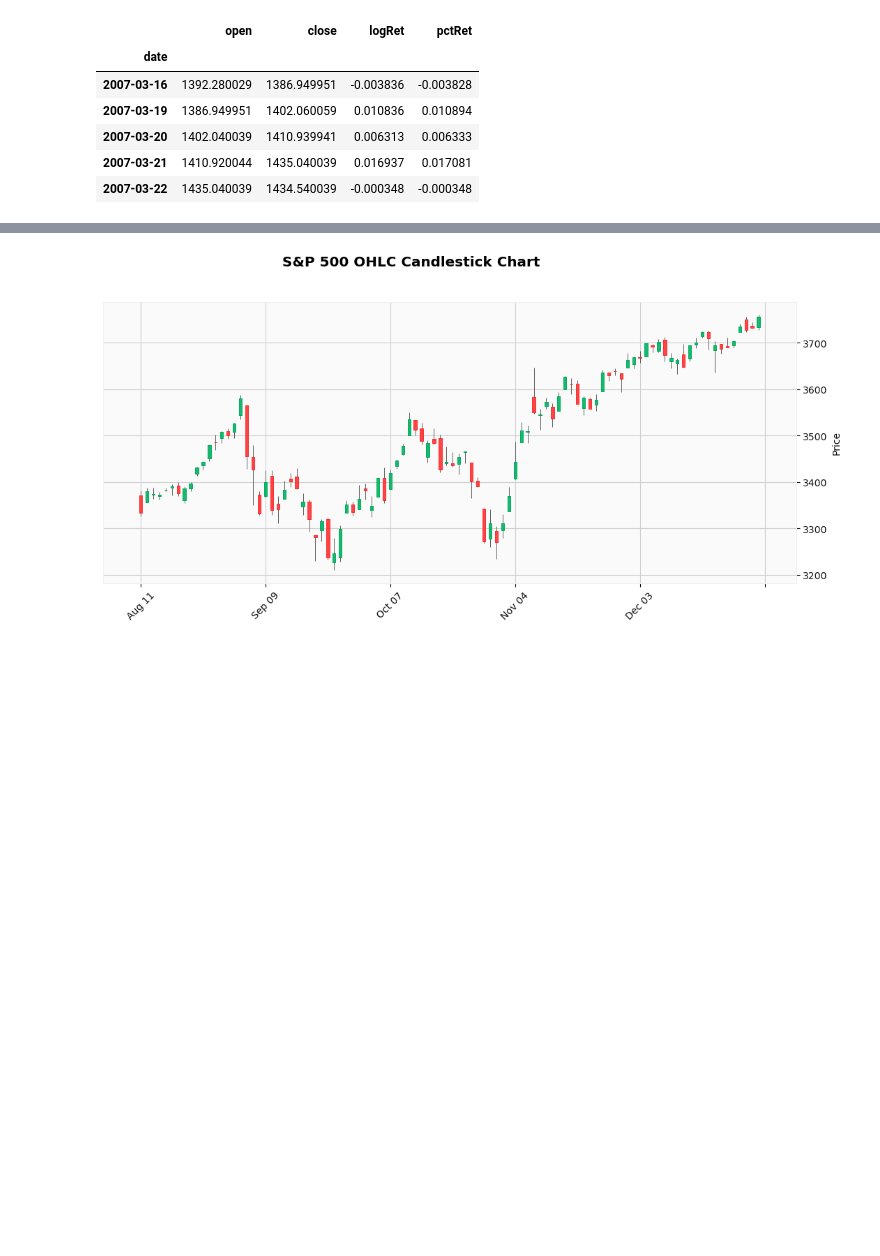
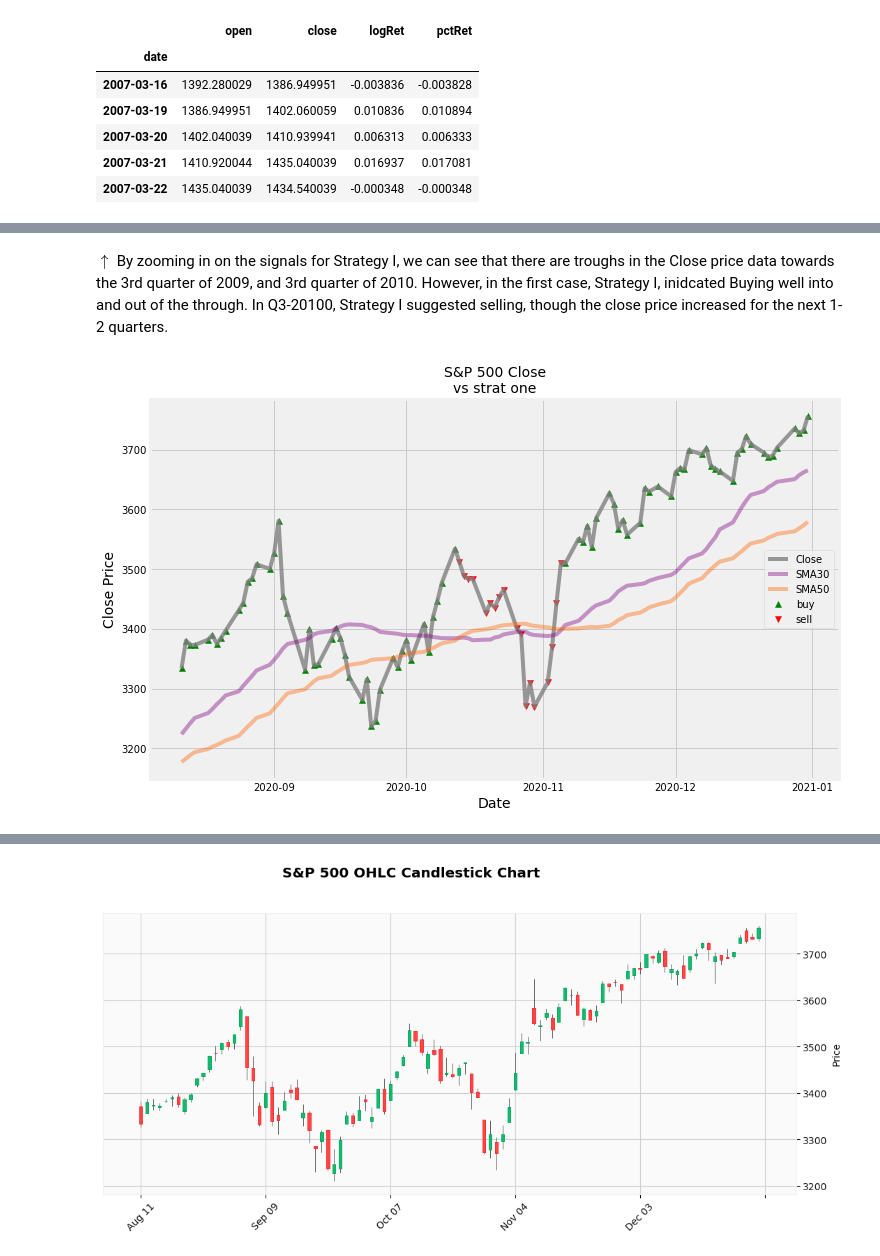
Before and after one commit to QuantVI/rand_various, a Jupyter notebook: wqu_capstone_code/draft5a_cleanup.ipynb, the cells around one changed output, grey strips where cells are left out. Saved outputs shown, nothing was run; the diff lists cells and outputs as text; code cells hidden in the pictures; blank space fills up the shorter version.

```diff
--- a/wqu_capstone_code/draft5a_cleanup.ipynb
+++ b/wqu_capstone_code/draft5a_cleanup.ipynb
@@ -752,0 +755,38 @@ plt.show()
+# %% [markdown]
+$\uparrow$ By zooming in on the signals for Strategy I, we can see that there are troughs in the Close price data towards the 3rd quarter of 2009, and 3rd quarter of 2010. However, in the first case, Strategy I, inidcated Buying well into and out of the through. In Q3-20100, Strategy I suggested selling, though the close price increased for the next 1-2 quarters.
+# %%
+def zoomPlot(adf, adecSeries, indicSeries={}, plotSubname="Strategy", tail=100):
+    # tail = 100 for last 100 points of the adf DataFrame
+    # indicSeries: default empty dictionary
+        # otherwise a dictionary of a text title and series object
+        # maximum of 2 keys in the list will be used
+        # example: {"SMA30":df2.sma30, "ATR10" : df2.ATR10}
+
+    truebuy = adecSeries.replace(-1,np.NAN) * adf.close # we NAN the sell signals
+    truebuy = truebuy.replace(0,np.NAN)
+
+    truesell = adecSeries.replace(1,np.NAN) * -1 * adf.close
+    truesell = truesell.replace(0,np.NAN)
+
+    plt.figure(figsize=(11,7))
+    plt.title(f"S&P 500 Close\nvs {plotSubname}", fontsize=14)
+    plt.plot(adf.close[-tail:], label = "Close", color="grey", alpha=0.8)
+
+    plt.scatter(adf.index[-tail:], truebuy[-tail:], color="green", marker="^", label="buy")
+    plt.scatter(adf.index[-tail:], truesell[-tail:], color="red", marker="v", label="sell")
+
+    # Now plot each indicator series
+    if indicSeries:
+        if len(indicSeries) > 1:
+            sk = list(indicSeries.keys())
+            plt.plot(indicSeries[sk[0]][-tail:], label = f"{sk[0]}", color="purple", alpha=0.4)
+            plt.plot(indicSeries[sk[1]][-tail:], label = f"{sk[1]}", color="#ff6600", alpha=0.4)
+
+    plt.xlabel("Date", fontsize=14)
+    plt.ylabel("Close Price", fontsize=14)
+    plt.legend(loc="center right")
+    plt.show()
+# %%
+zoomPlot(df2,df2.s1Dec,{"SMA30":df2.sma30, "SMA50" : df2.sma50},"strat one",100)
+# %% [output]
+[figure, added]
```
Also changed, not shown: parts of 6 cells of this notebook.
